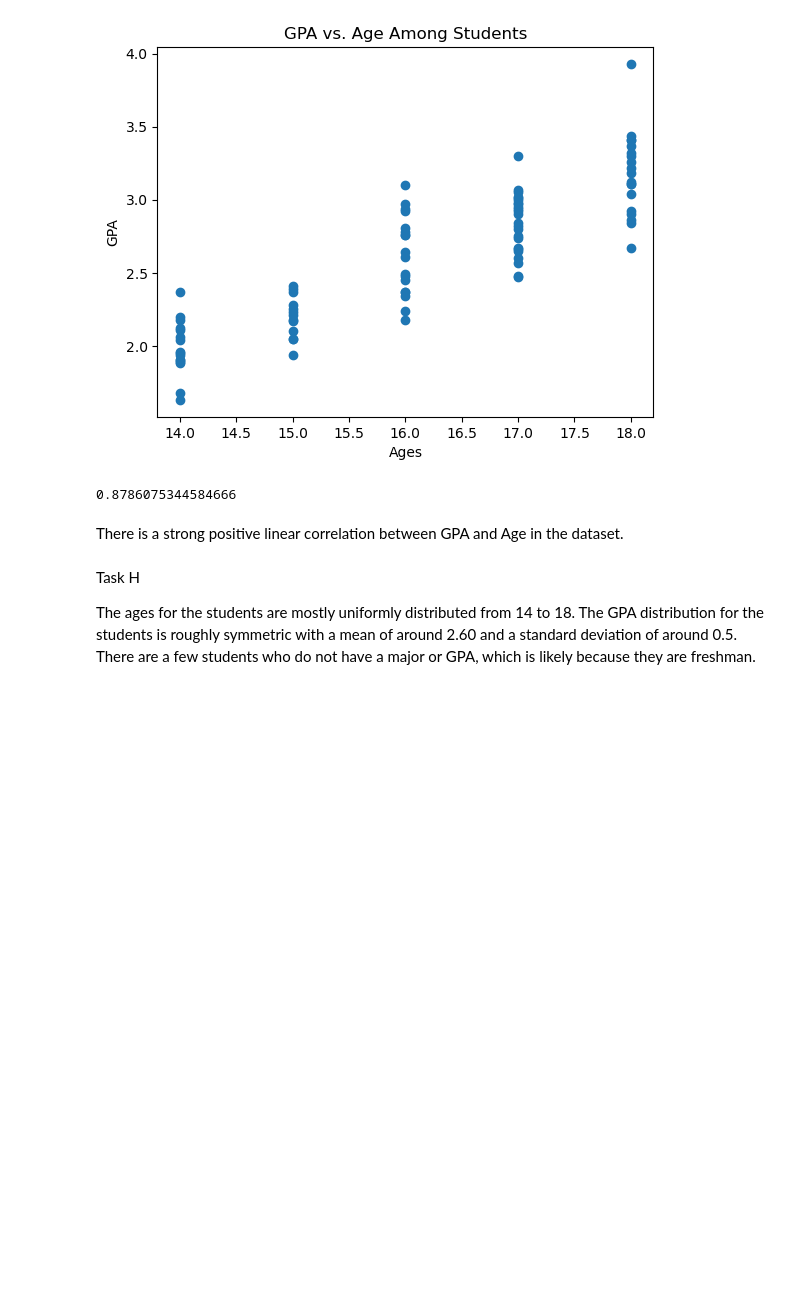
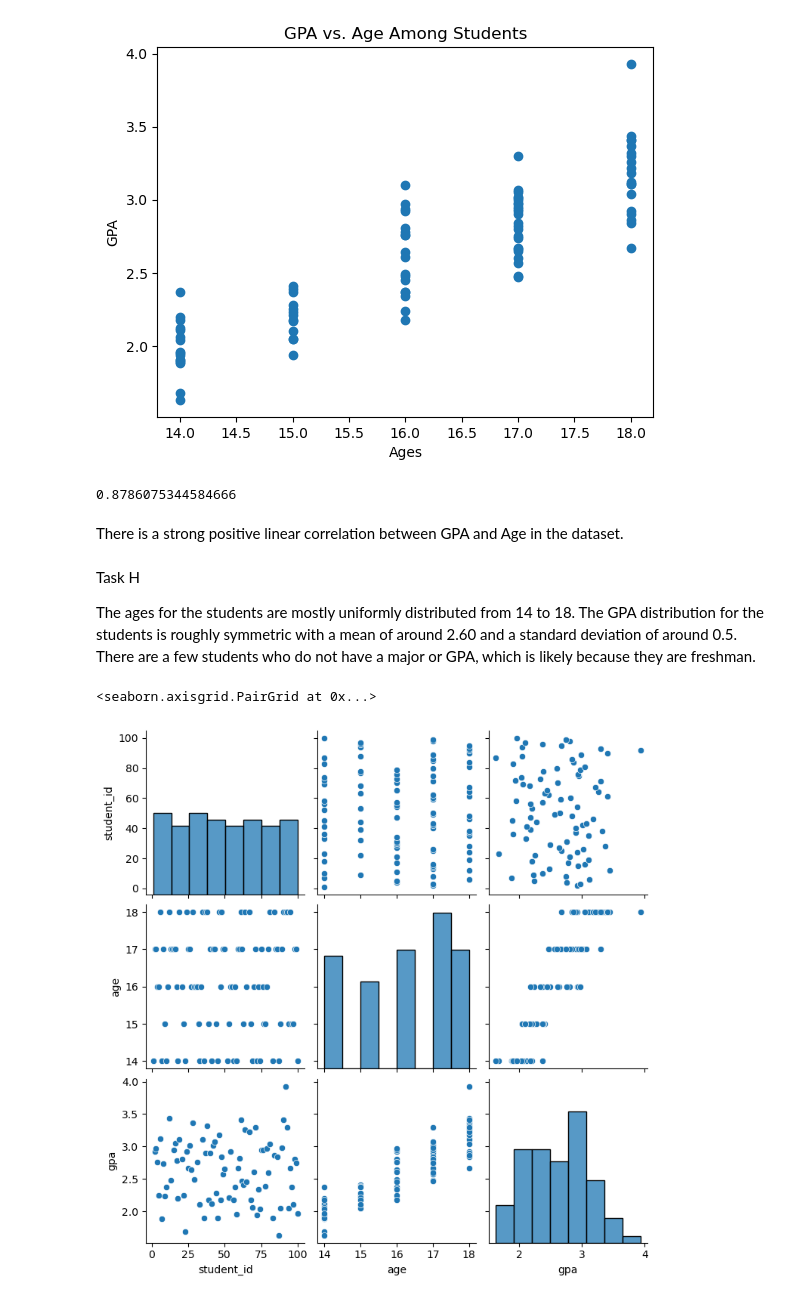
Before and after one commit to dnieal/lab-5-eda, a Jupyter notebook: notebooks/eda.ipynb, the cells around one changed output. Saved outputs shown, nothing was run; the diff lists cells and outputs as text; code cells hidden in the pictures; blank space fills up the shorter version.

Commit message:
Complete Stretch Goals 3 and 4

```diff
--- a/notebooks/eda.ipynb
+++ b/notebooks/eda.ipynb
@@ -105,3 +107,10 @@ df_clean.to_csv('../data/students_clean.csv', index = False)
 Task H
 
 The ages for the students are mostly uniformly distributed from 14 to 18. The GPA distribution for the students is roughly symmetric with a mean of around 2.60 and a standard deviation of around 0.5. There are a few students who do not have a major or GPA, which is likely because they are freshman.
+# %%
+# Stretch Goal 3
+
+sns.pairplot(df)
+# %% [output]
+<seaborn.axisgrid.PairGrid at 0x...>
+[figure, added]
```
Also changed, not shown: parts of 1 cell of this notebook, 2 other files.
